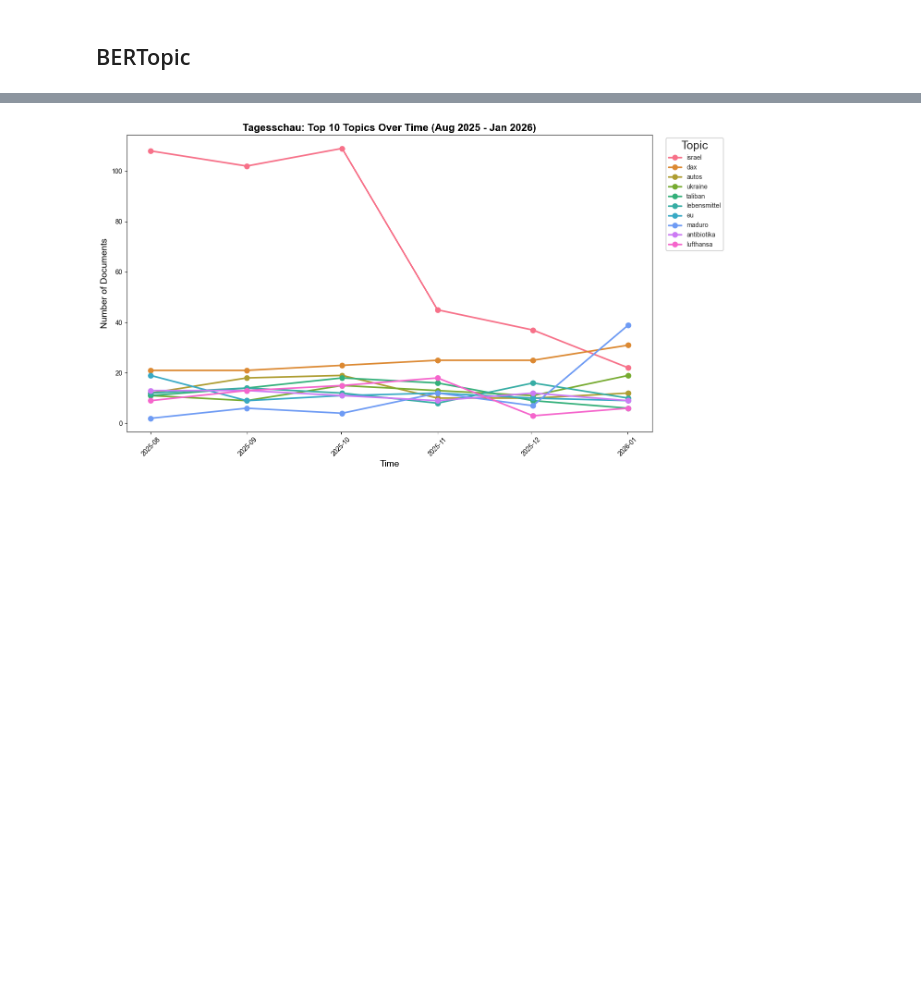
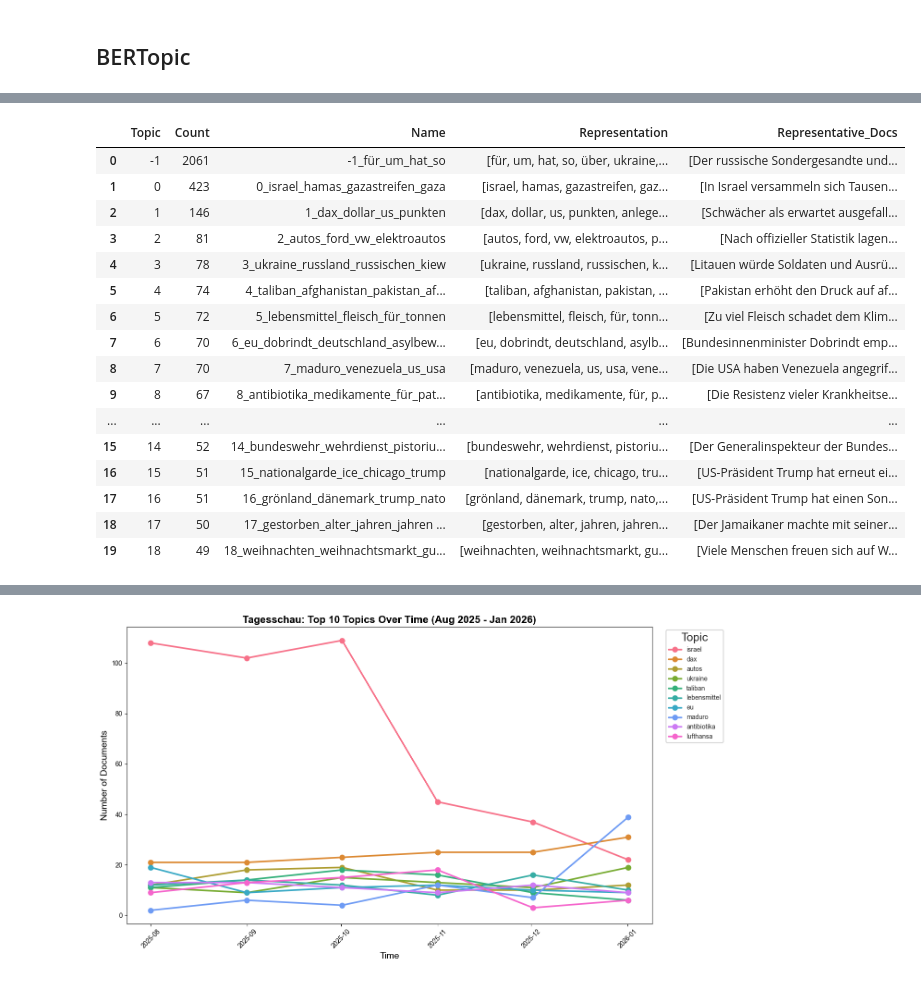
Before and after one commit to mattishaumann/Thesis, a Jupyter notebook: data preprocessing/06_Tagesschau.ipynb, the cells around one changed output, grey strips where cells are left out. Saved outputs shown, nothing was run; the diff lists cells and outputs as text; code cells hidden in the pictures; blank space fills up the shorter version.

```diff
--- a/data preprocessing/06_Tagesschau.ipynb
+++ b/data preprocessing/06_Tagesschau.ipynb
@@ -292,6 +282,6 @@ Number of duplicate rows (across ['Title', 'Text', 'URL']): 0
 # %%
-df_cleaned['date'] = pd.to_datetime(df_cleaned['date'])
-articles_per_month = df_cleaned.groupby(df_cleaned['date'].dt.to_period('M')).size().reset_index(name='article_count')
+tagesschau_df_cleaned['date'] = pd.to_datetime(tagesschau_df_cleaned['date'])
+articles_per_month = tagesschau_df_cleaned.groupby(tagesschau_df_cleaned['date'].dt.to_period('M')).size().reset_index(name='article_count')
 articles_per_month.columns = ['month', 'article_count']
 articles_per_month
 # %% [output]
@@ -375,10 +365,10 @@ plt.show()
 NA count in 'ressort': 382
 [figure]
 # %%
-df_cleaned["article_length_words"] = df_cleaned["content_clean"].str.split().str.len()
-df_cleaned["article_length_chars"] = df_cleaned["content_clean"].str.len()
+tagesschau_df_cleaned["article_length_words"] = tagesschau_df_cleaned["content_clean"].str.split().str.len()
+tagesschau_df_cleaned["article_length_chars"] = tagesschau_df_cleaned["content_clean"].str.len()
 
-df_cleaned["article_length_words"].describe(
+tagesschau_df_cleaned["article_length_words"].describe(
     percentiles=[0.1, 0.25, 0.5, 0.75, 0.9, 0.95, 0.99]
 ).round(1)
 # %% [output]
@@ -790,0 +530,21 @@ result_ts["topic_model"].visualize_topics()
+# %%
+topic_info = result["topic_info"]
+topic_info.head(20)
+# %% [output]
+|  | Topic | Count | Name | Representation | Representative_Docs |
+| 0 | -1 | 2061 | -1_für_um_hat_so | [für, um, hat, so, über, ukraine,... | [Der russische Sondergesandte und... |
+| 1 | 0 | 423 | 0_israel_hamas_gazastreifen_gaza | [israel, hamas, gazastreifen, gaz... | [In Israel versammeln sich Tausen... |
+| 2 | 1 | 146 | 1_dax_dollar_us_punkten | [dax, dollar, us, punkten, anlege... | [Schwächer als erwartet ausgefall... |
+| 3 | 2 | 81 | 2_autos_ford_vw_elektroautos | [autos, ford, vw, elektroautos, p... | [Nach offizieller Statistik lagen... |
+| 4 | 3 | 78 | 3_ukraine_russland_russischen_kiew | [ukraine, russland, russischen, k... | [Litauen würde Soldaten und Ausrü... |
+| 5 | 4 | 74 | 4_taliban_afghanistan_pakistan_af... | [taliban, afghanistan, pakistan, ... | [Pakistan erhöht den Druck auf af... |
+| 6 | 5 | 72 | 5_lebensmittel_fleisch_für_tonnen | [lebensmittel, fleisch, für, tonn... | [Zu viel Fleisch schadet dem Klim... |
+| 7 | 6 | 70 | 6_eu_dobrindt_deutschland_asylbew... | [eu, dobrindt, deutschland, asylb... | [Bundesinnenminister Dobrindt emp... |
+| 8 | 7 | 70 | 7_maduro_venezuela_us_usa | [maduro, venezuela, us, usa, vene... | [Die USA haben Venezuela angegrif... |
+| 9 | 8 | 67 | 8_antibiotika_medikamente_für_pat... | [antibiotika, medikamente, für, p... | [Die Resistenz vieler Krankheitse... |
+| ... | ... | ... | ... | ... | ... |
+| 15 | 14 | 52 | 14_bundeswehr_wehrdienst_pistoriu... | [bundeswehr, wehrdienst, pistoriu... | [Der Generalinspekteur der Bundes... |
+| 16 | 15 | 51 | 15_nationalgarde_ice_chicago_trump | [nationalgarde, ice, chicago, tru... | [US-Präsident Trump hat erneut ei... |
+| 17 | 16 | 51 | 16_grönland_dänemark_trump_nato | [grönland, dänemark, trump, nato,... | [US-Präsident Trump hat einen Son... |
+| 18 | 17 | 50 | 17_gestorben_alter_jahren_jahren ... | [gestorben, alter, jahren, jahren... | [Der Jamaikaner machte mit seiner... |
+| 19 | 18 | 49 | 18_weihnachten_weihnachtsmarkt_gu... | [weihnachten, weihnachtsmarkt, gu... | [Viele Menschen freuen sich auf W... |
```
Also changed, not shown: parts of 45 cells of this notebook, 4 other files.
